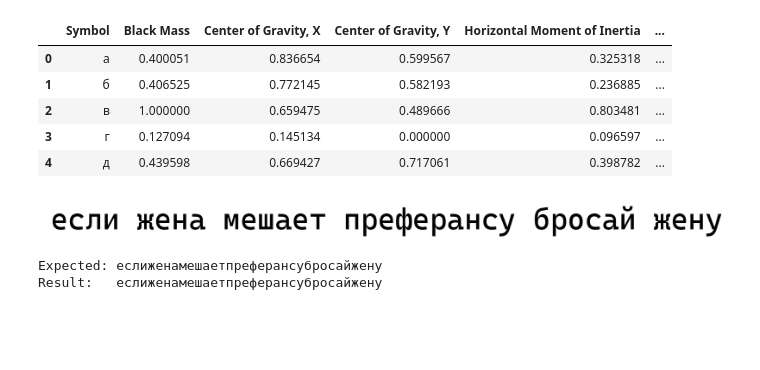
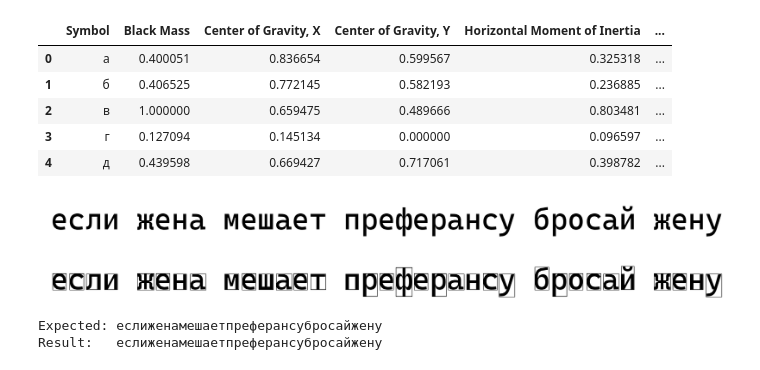
Before and after one commit to stepanchous/kolovorotnyysd_B21_524, a Jupyter notebook: 7sem/solution/lr.ipynb, the cells around one changed output. Saved outputs shown, nothing was run; the diff lists cells and outputs as text; code cells hidden in the pictures; blank space fills up the shorter version.

```diff
--- a/7sem/solution/lr.ipynb
+++ b/7sem/solution/lr.ipynb
@@ -124,6 +124,25 @@ def segment_text(image, horizontal_threshold):
     boxes = find_boxes_from_ranges(image, ranges)
 
     return boxes
+# %%
+def draw_boxes(image, boxes):
+    image = image.copy()
+    draw = ImageDraw.Draw(image)
+
+    for box in boxes:
+        left, lower, right, upper = box
+
+        bottom_line = [(left, lower), (right, lower)]
+        top_line = [(left, upper), (right, upper)]
+        l_line = [(left, lower), (left, upper)]
+        r_line = [(right, lower), (right, upper)]
+
+        draw.line(l_line, fill=(0), width=1)
+        draw.line(r_line, fill=(0), width=1)
+        draw.line(bottom_line, fill=(0), width=1)
+        draw.line(top_line, fill=(0), width=1)
+
+    return image
 # %%
 def calc_black_weight(bd_image):
     return np.sum(bd_image)
@@ -283,7 +302,8 @@ image
 # %% [output]
 [figure]
 # %%
-boxes = segment_text(image, horizontal_threshold=3)
+boxes = segment_text(image, horizontal_threshold=4)
-# %%
-boxes = segment_text(image)
-bd_image = convert_to_bd_image(image)
+# %%
+draw_boxes(image, boxes)
+# %% [output]
+[figure, added]
```
Also changed, not shown: parts of 1 cell of this notebook, 2 other files.
